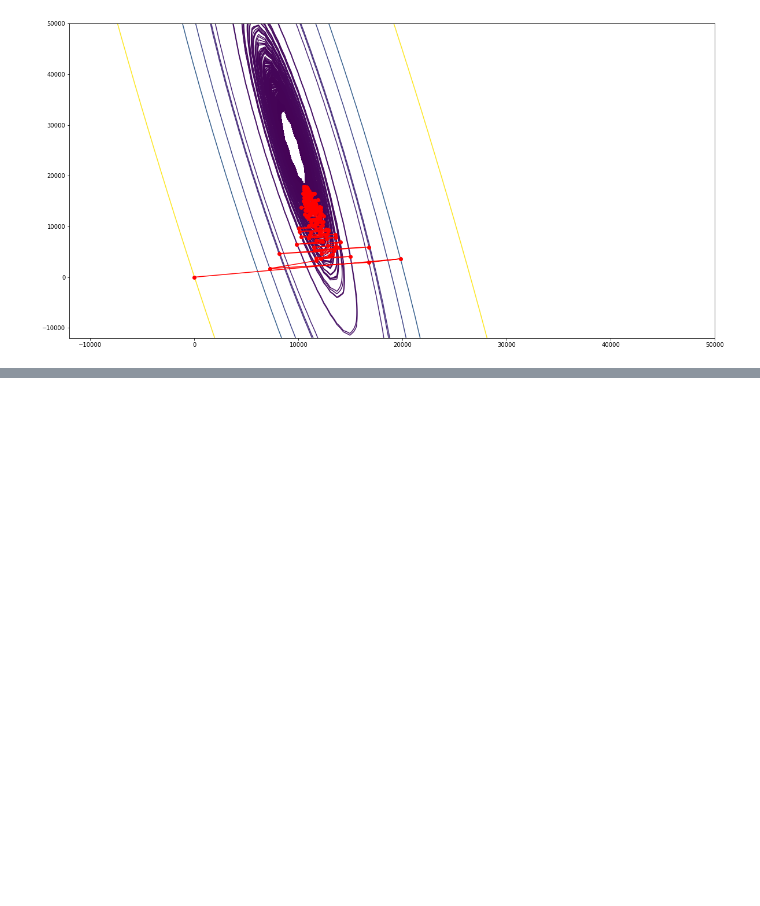
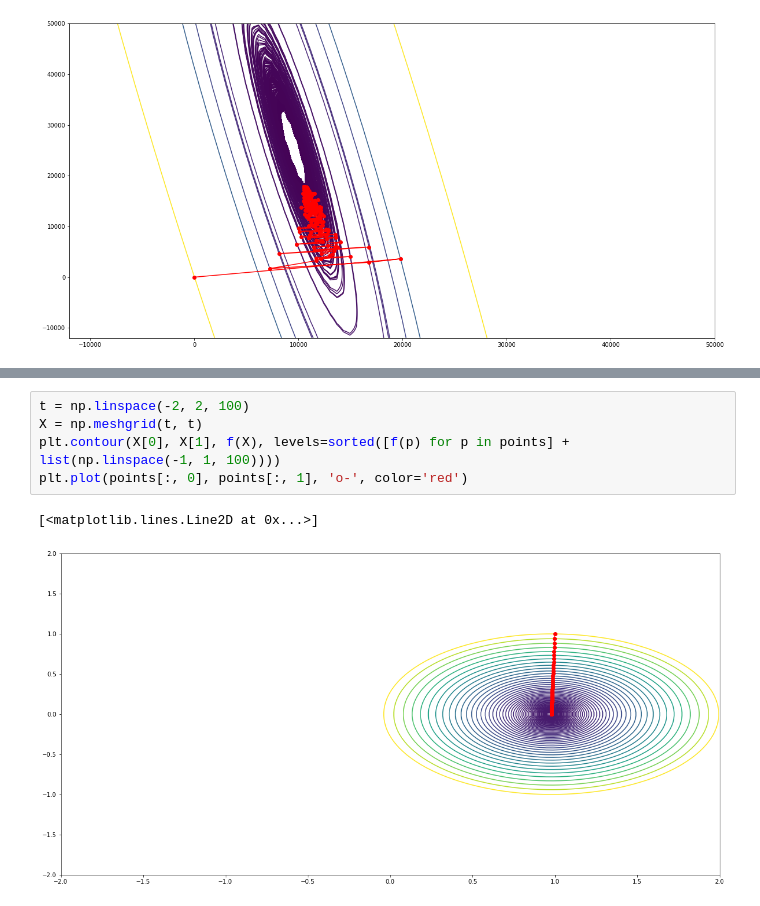
Before and after one commit to dzahbarov/opt-methods, a Jupyter notebook: lab2/lab2.ipynb, the cells around one changed output, grey strips where cells are left out. Saved outputs shown, nothing was run; the diff lists cells and outputs as text; blank space fills up the shorter version.

```diff
--- a/lab2/lab2.ipynb
+++ b/lab2/lab2.ipynb
@@ -189,0 +247,8 @@ plt.plot(points[:, 0], points[:, 1], 'o-', color='red')
+# %%
+t = np.linspace(-2, 2, 100)
+X = np.meshgrid(t, t)
+plt.contour(X[0], X[1], f(X), levels=sorted([f(p) for p in points] + list(np.linspace(-1, 1, 100))))
+plt.plot(points[:, 0], points[:, 1], 'o-', color='red')
+# %% [output]
+[<matplotlib.lines.Line2D at 0x...>]
+[figure, added]
```
Also changed, not shown: parts of 7 cells of this notebook.
